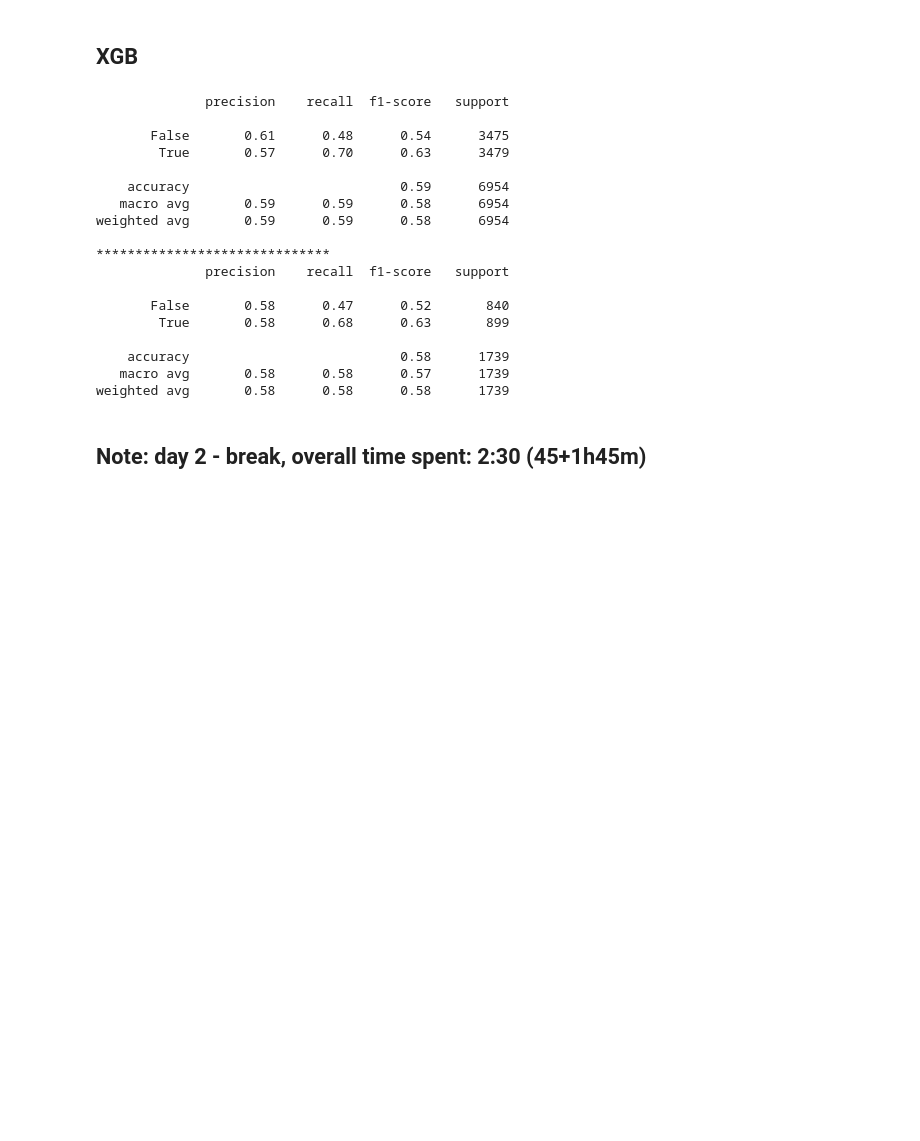
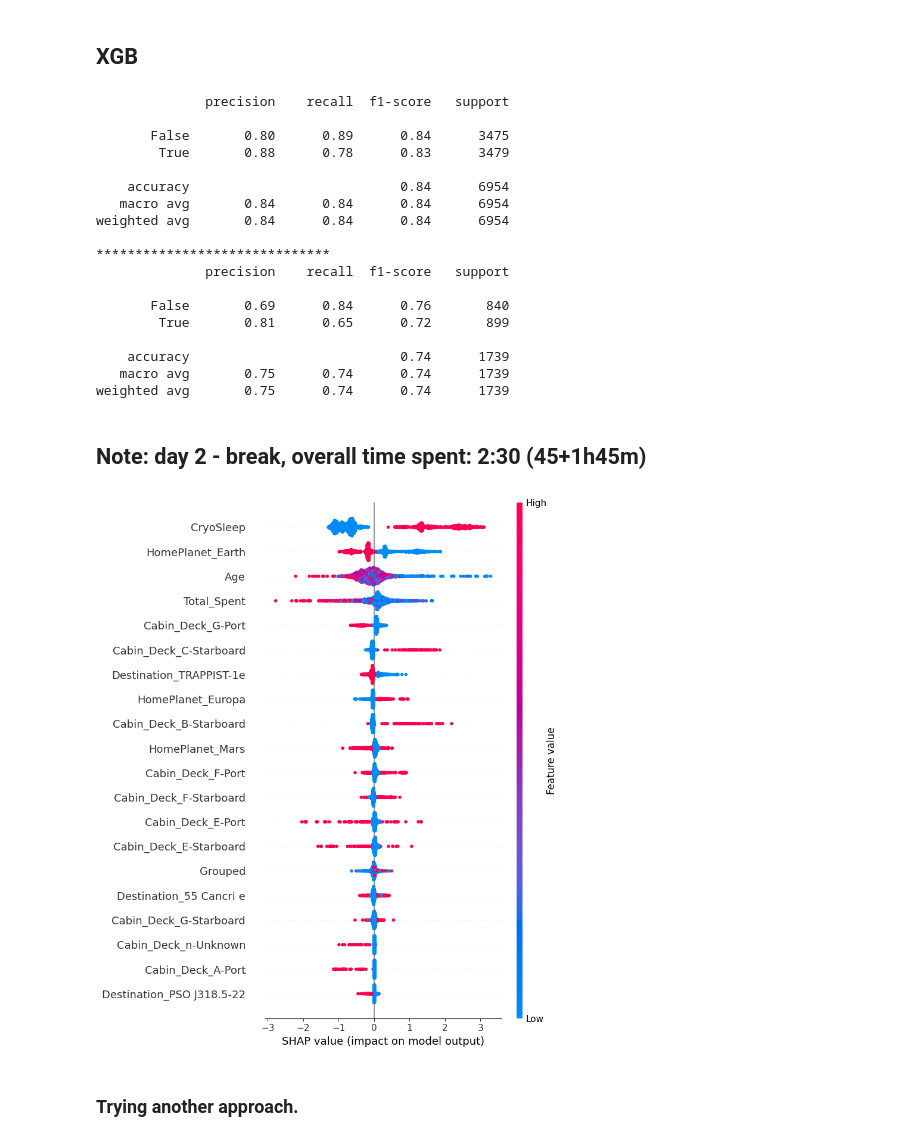
Before and after one commit to HMurawski/dump, a Jupyter notebook: dump_learning/ML/spaceship_titanic/01.ipynb, the cells around one changed output. Saved outputs shown, nothing was run; the diff lists cells and outputs as text; code cells hidden in the pictures; blank space fills up the shorter version.

Commit message:
SHAP, retrain, feature values

```diff
--- a/dump_learning/ML/spaceship_titanic/01.ipynb
+++ b/dump_learning/ML/spaceship_titanic/01.ipynb
@@ -453,0 +494,3 @@ Name: count, dtype: int64
+# %%
+X_train_full["VIP"] = X_train_full["VIP"].fillna(0)
+X_train_full.isna().sum()
@@ -453,0 +515,3 @@ Name: count, dtype: int64
+# %%
+X_val_full["VIP"] = X_val_full["VIP"].fillna(0)
+X_val_full.isna().sum()
@@ -455,10 +537,10 @@ Name: count, dtype: int64
 ## LR
 # %%
 model_lr = LogisticRegression()
-model_lr.fit(X_train_encoded, y_train)
+model_lr.fit(X_train_full, y_train)
 
-y_pred = model_lr.predict(X_val_enc)
-y_pred_train = model_lr.predict(X_train_encoded)
+y_pred = model_lr.predict(X_val_full)
+y_pred_train = model_lr.predict(X_train_full)
 
 class_report_train = classification_report(y_true=y_train, y_pred=y_pred_train)
 class_report_val = classification_report(y_true=y_val, y_pred=y_pred)
@@ -489,10 +571,10 @@ weighted avg       0.58      0.58      0.58      1739
 ## XGB
 # %%
 model_xgb = XGBClassifier()
-model_xgb.fit(X_train_encoded, y_train)
+model_xgb.fit(X_train_full, y_train)
 
-y_pred_xgb = model_xgb.predict(X_val_enc)
-y_pred_train_xgb = model_xgb.predict(X_train_encoded)
+y_pred_xgb = model_xgb.predict(X_val_full)
+y_pred_train_xgb = model_xgb.predict(X_train_full)
 
 class_report_train_xgb = classification_report(y_true=y_train, y_pred=y_pred_train_xgb)
 class_report_val_xgb = classification_report(y_true=y_val, y_pred=y_pred_xgb)
@@ -503,21 +585,32 @@ print(class_report_val_xgb)
 # %% [output]
               precision    recall  f1-score   support
 
-       False       0.61      0.48      0.54      3475
-        True       0.57      0.70      0.63      3479
+       False       0.80      0.89      0.84      3475
+        True       0.88      0.78      0.83      3479
 
-    accuracy                           0.59      6954
-   macro avg       0.59      0.59      0.58      6954
-weighted avg       0.59      0.59      0.58      6954
+    accuracy                           0.84      6954
+   macro avg       0.84      0.84      0.84      6954
+weighted avg       0.84      0.84      0.84      6954
 
 ******************************
               precision    recall  f1-score   support
 
-       False       0.58      0.47      0.52       840
-        True       0.58      0.68      0.63       899
+       False       0.69      0.84      0.76       840
+        True       0.81      0.65      0.72       899
 
-    accuracy                           0.58      1739
-   macro avg       0.58      0.58      0.57      1739
-weighted avg       0.58      0.58      0.58      1739
+    accuracy                           0.74      1739
+   macro avg       0.75      0.74      0.74      1739
+weighted avg       0.75      0.74      0.74      1739
 # %% [markdown]
 ## Note: day 2 - break, overall time spent: 2:30 (45+1h45m)
+# %%
+import shap
+
+
+explainer = shap.Explainer(model_xgb)
+shap_values = explainer.shap_values(X_val_full)
+shap.summary_plot(shap_values, X_val_full)
+# %% [output]
+[figure, added]
+# %% [markdown]
+### Trying another approach.
```
Also changed, not shown: parts of 65 cells of this notebook.
